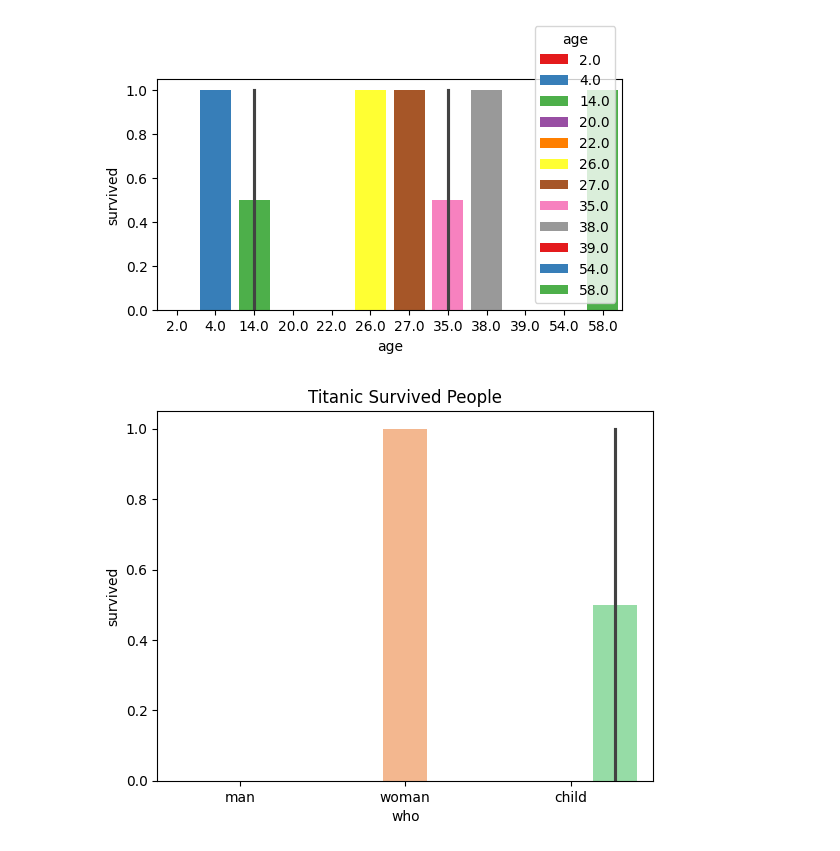
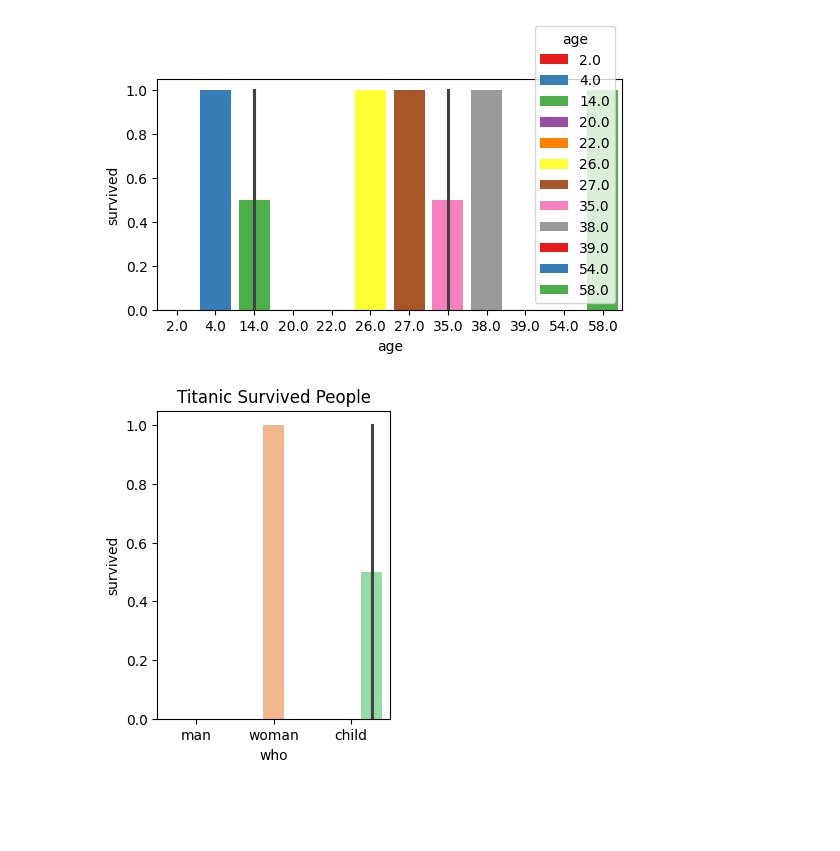
Before and after one commit to Md-Maruf-1727/LearningPractices, a Jupyter notebook: Vizualization/Vizualization1.ipynb, the cells around one changed output. Cells and saved outputs as stored; diff of their text form; code cells hidden in the pictures; blank space fills up the shorter version.

```diff
--- a/Vizualization/Vizualization1.ipynb
+++ b/Vizualization/Vizualization1.ipynb
@@ -460,15 +460,16 @@ sns.barplot(data=titanicfast15,
 <Axes: xlabel='age', ylabel='survived'>
 [figure]
 # %%
+plt.figure(figsize=(3,4))
 sns.barplot(data=titanicfast15,
             x='who',
             y='survived',
             hue='who',
             palette='pastel',
             #ci=None,
             saturation=0.8,
             dodge=True)
 plt.title('Titanic Survived People')
 plt.show()
 # %% [output]
-[figure, old version]
+[figure, new version]
```
Also changed, not shown: parts of 2 cells of this notebook.
